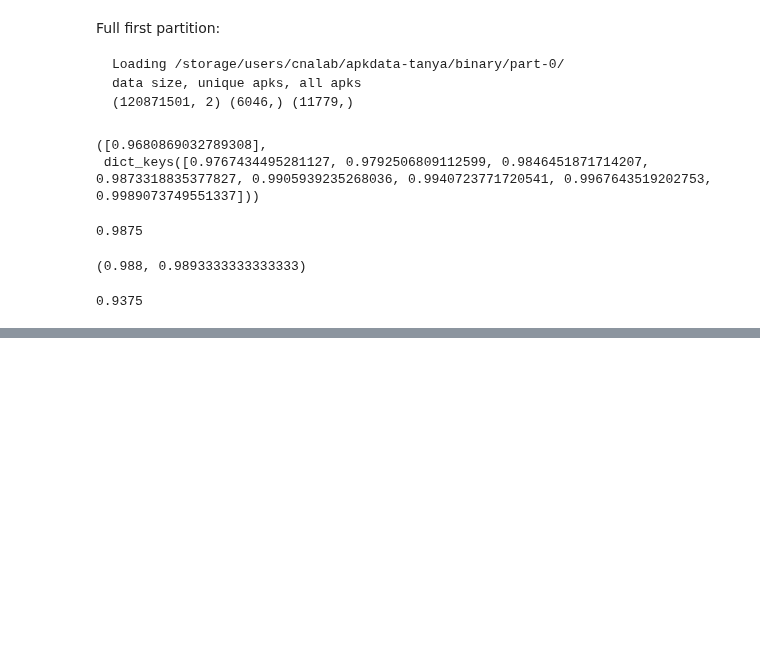
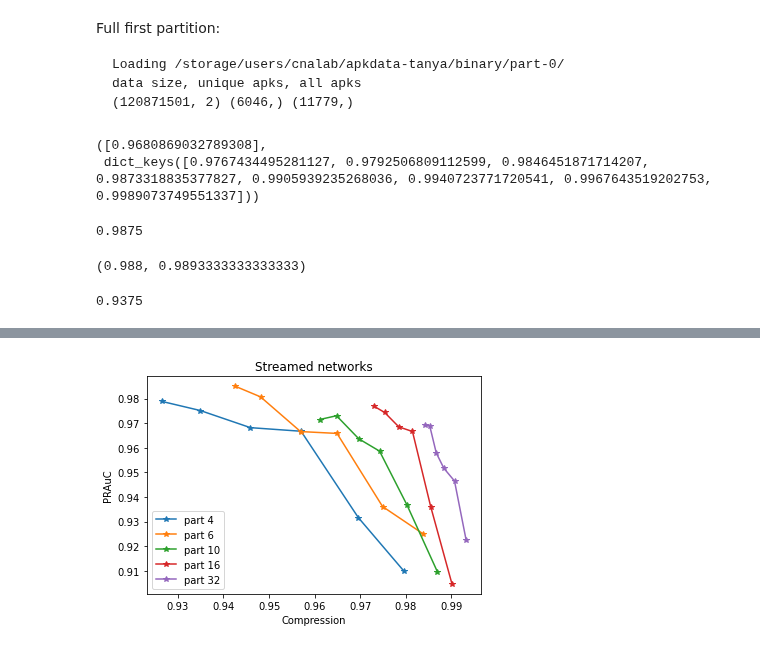
Before and after one commit to jrybicki-jsc/smms, a Jupyter notebook: graphla/cleans.ipynb, the cells around one changed output, grey strips where cells are left out. Saved outputs shown, nothing was run; the diff lists cells and outputs as text; code cells hidden in the pictures; blank space fills up the shorter version.

```diff
--- a/graphla/cleans.ipynb
+++ b/graphla/cleans.ipynb
@@ -341,0 +433,32 @@ get_compression([6046]), streamed_aucs.keys()
+# %%
+stream4nets, stream4sizes = get_nets(directory='../res/newestcluster/streamed/parts4/')
+stream6nets, stream6sizes = get_nets(directory='../res/newestcluster/streamed/parts6/')
+stream10nets, stream10sizes = get_nets(directory='../res/newestcluster/streamed/parts10/')
+stream16nets, stream16sizes = get_nets(directory='../res/newestcluster/streamed/parts16/')
+stream32nets, stream32sizes = get_nets(directory='../res/newestcluster/streamed/parts32/')
+# %%
+perf_stream4 = get_perf(directory='../res/newestcluster/streamed/parts4/', gammas=stream4nets.keys(), labels=small_labels)
+perf_stream6 = get_perf(directory='../res/newestcluster/streamed/parts6/', gammas=stream6nets.keys(), labels=small_labels)
+perf_stream10 = get_perf(directory='../res/newestcluster/streamed/parts10/', gammas=stream10nets.keys(), labels=small_labels)
+perf_stream16 = get_perf(directory='../res/newestcluster/streamed/parts16/', gammas=stream16nets.keys(), labels=small_labels)
+perf_stream32 = get_perf(directory='../res/newestcluster/streamed/parts32/', gammas=stream32nets.keys(), labels=small_labels)
+# %%
+stream4_aucs = get_aucs(nets=stream4nets, perfs=perf_stream4, f_size=small_size)
+stream6_aucs = get_aucs(nets=stream6nets, perfs=perf_stream6, f_size=small_size)
+stream10_aucs = get_aucs(nets=stream10nets, perfs=perf_stream10, f_size=small_size)
+stream16_aucs = get_aucs(nets=stream16nets, perfs=perf_stream16, f_size=small_size)
+stream32_aucs = get_aucs(nets=stream32nets, perfs=perf_stream32, f_size=small_size)
+# %%
+plt.title('Streamed networks')
+
+plt.plot(stream4_aucs.keys(), stream4_aucs.values(),'-*',label='part 4')
+plt.plot(stream6_aucs.keys(), stream6_aucs.values(),'-*',label='part 6')
+plt.plot(stream10_aucs.keys(), stream10_aucs.values(),'-*',label='part 10')
+plt.plot(stream16_aucs.keys(), stream16_aucs.values(),'-*',label='part 16')
+plt.plot(stream32_aucs.keys(), stream32_aucs.values(),'-*',label='part 32')
+
+plt.xlabel('Compression')
+plt.legend()
+plt.ylabel('PRAuC');
+# %% [output]
+[figure, added]
```
Also changed, not shown: parts of 17 cells of this notebook.
